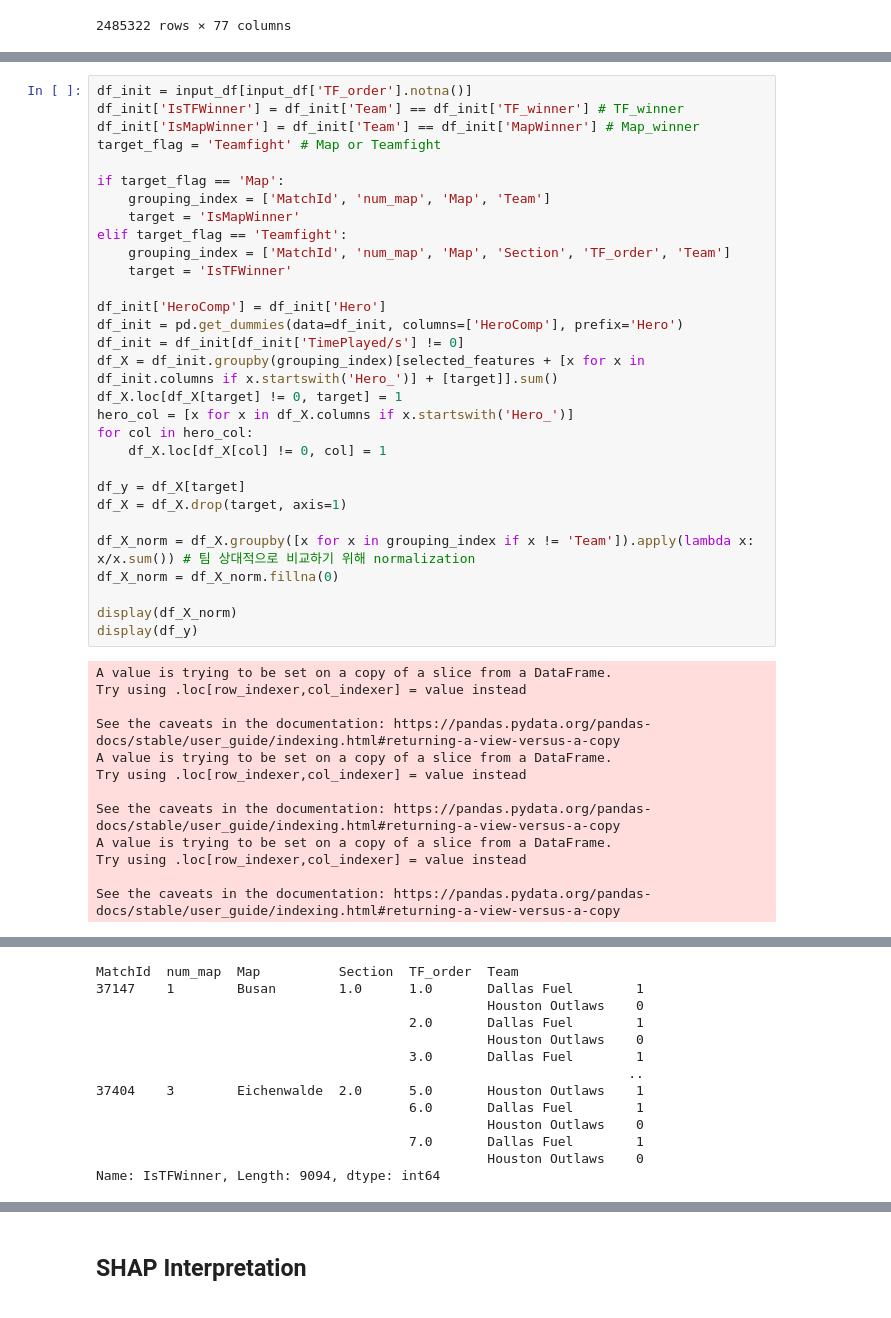
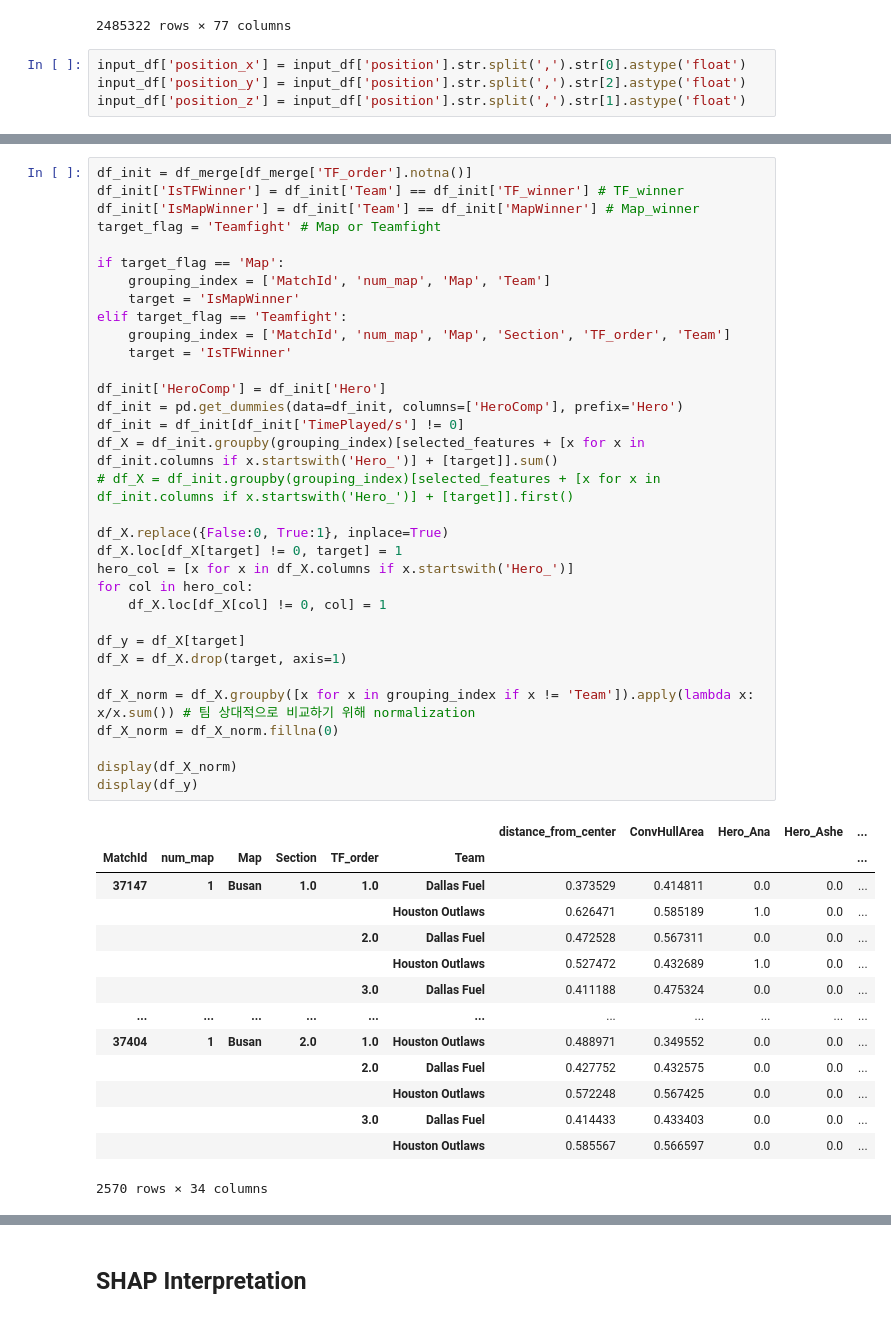
Before and after one commit to yongcheoljeong/stat-win-DNN, a Jupyter notebook: main.ipynb, the cells around one changed output, grey strips where cells are left out. Drawn from its saved outputs; the diff is of its cells as text.

```diff
--- a/main.ipynb
+++ b/main.ipynb
@@ -27,3 +27,7 @@ display(input_df)
 | 2485320 | 2485320 | 37404 | 3 | Eichenwalde | HYBRID | 2.0 | NaN | 2021-06-06 19:59:43 | Houston Outlaws | joobi | ... |
 | 2485321 | 2485321 | 37404 | 3 | Eichenwalde | HYBRID | 2.0 | NaN | 2021-06-06 19:59:43 | Houston Outlaws | piggy | ... |
 2485322 rows × 77 columns
+# %%
+input_df['position_x'] = input_df['position'].str.split(',').str[0].astype('float')
+input_df['position_y'] = input_df['position'].str.split(',').str[2].astype('float')
+input_df['position_z'] = input_df['position'].str.split(',').str[1].astype('float')
@@ -35,43 +79,48 @@ selected_features = ['TimePlayed/s', 'UltimatesUsed/s']
 # %%
-df_init = input_df[input_df['TF_order'].notna()]
+df_init = df_merge[df_merge['TF_order'].notna()]
 df_init['IsTFWinner'] = df_init['Team'] == df_init['TF_winner'] # TF_winner
 df_init['IsMapWinner'] = df_init['Team'] == df_init['MapWinner'] # Map_winner
 target_flag = 'Teamfight' # Map or Teamfight
 
 if target_flag == 'Map':
     grouping_index = ['MatchId', 'num_map', 'Map', 'Team']
     target = 'IsMapWinner'
 elif target_flag == 'Teamfight':
     grouping_index = ['MatchId', 'num_map', 'Map', 'Section', 'TF_order', 'Team']
     target = 'IsTFWinner'
 
 df_init['HeroComp'] = df_init['Hero']
 df_init = pd.get_dummies(data=df_init, columns=['HeroComp'], prefix='Hero')
 df_init = df_init[df_init['TimePlayed/s'] != 0]
 df_X = df_init.groupby(grouping_index)[selected_features + [x for x in df_init.columns if x.startswith('Hero_')] + [target]].sum()
+# df_X = df_init.groupby(grouping_index)[selected_features + [x for x in df_init.columns if x.startswith('Hero_')] + [target]].first()
+
+df_X.replace({False:0, True:1}, inplace=True)
 df_X.loc[df_X[target] != 0, target] = 1
 hero_col = [x for x in df_X.columns if x.startswith('Hero_')]
 for col in hero_col:
     df_X.loc[df_X[col] != 0, col] = 1
 
 df_y = df_X[target]
 df_X = df_X.drop(target, axis=1)
 
 df_X_norm = df_X.groupby([x for x in grouping_index if x != 'Team']).apply(lambda x: x/x.sum()) # 팀 상대적으로 비교하기 위해 normalization
 df_X_norm = df_X_norm.fillna(0)
 
 display(df_X_norm)
 display(df_y)
 # %% [output]
+|  |  |  |  |  |  | distance_from_center | ConvHullArea | Hero_Ana | Hero_Ashe | ... |
+| MatchId | num_map | Map | Section | TF_order | Team |  |  |  |  | ... |
+| 37147 | 1 | Busan | 1.0 | 1.0 | Dallas Fuel | 0.373529 | 0.414811 | 0.0 | 0.0 | ... |
+|  |  |  |  |  | Houston Outlaws | 0.626471 | 0.585189 | 1.0 | 0.0 | ... |
+|  |  |  |  | 2.0 | Dallas Fuel | 0.472528 | 0.567311 | 0.0 | 0.0 | ... |
+|  |  |  |  |  | Houston Outlaws | 0.527472 | 0.432689 | 1.0 | 0.0 | ... |
+|  |  |  |  | 3.0 | Dallas Fuel | 0.411188 | 0.475324 | 0.0 | 0.0 | ... |
+| ... | ... | ... | ... | ... | ... | ... | ... | ... | ... | ... |
+| 37404 | 1 | Busan | 2.0 | 1.0 | Houston Outlaws | 0.488971 | 0.349552 | 0.0 | 0.0 | ... |
+|  |  |  |  | 2.0 | Dallas Fuel | 0.427752 | 0.432575 | 0.0 | 0.0 | ... |
+|  |  |  |  |  | Houston Outlaws | 0.572248 | 0.567425 | 0.0 | 0.0 | ... |
+|  |  |  |  | 3.0 | Dallas Fuel | 0.414433 | 0.433403 | 0.0 | 0.0 | ... |
+|  |  |  |  |  | Houston Outlaws | 0.585567 | 0.566597 | 0.0 | 0.0 | ... |
-A value is trying to be set on a copy of a slice from a DataFrame.
-Try using .loc[row_indexer,col_indexer] = value instead
-
-See the caveats in the documentation: https://pandas.pydata.org/pandas-docs/stable/user_guide/indexing.html#returning-a-view-versus-a-copy
-A value is trying to be set on a copy of a slice from a DataFrame.
-Try using .loc[row_indexer,col_indexer] = value instead
-
-See the caveats in the documentation: https://pandas.pydata.org/pandas-docs/stable/user_guide/indexing.html#returning-a-view-versus-a-copy
-A value is trying to be set on a copy of a slice from a DataFrame.
-Try using .loc[row_indexer,col_indexer] = value instead
-
-See the caveats in the documentation: https://pandas.pydata.org/pandas-docs/stable/user_guide/indexing.html#returning-a-view-versus-a-copy
+2570 rows × 34 columns
@@ -92,16 +140,3 @@ See the caveats in the documentation: https://pandas.pydata.org/pandas-docs/stab
-MatchId  num_map  Map          Section  TF_order  Team
-37147    1        Busan        1.0      1.0       Dallas Fuel        1
-                                                  Houston Outlaws    0
-                                        2.0       Dallas Fuel        1
-                                                  Houston Outlaws    0
-                                        3.0       Dallas Fuel        1
-                                                                    ..
-37404    3        Eichenwalde  2.0      5.0       Houston Outlaws    1
-                                        6.0       Dallas Fuel        1
-                                                  Houston Outlaws    0
-                                        7.0       Dallas Fuel        1
-                                                  Houston Outlaws    0
-Name: IsTFWinner, Length: 9094, dtype: int64
 # %%
 X = df_X_norm.values
 y = df_y.values
```
Also changed, not shown: parts of 12 cells of this notebook, 4 other files.
